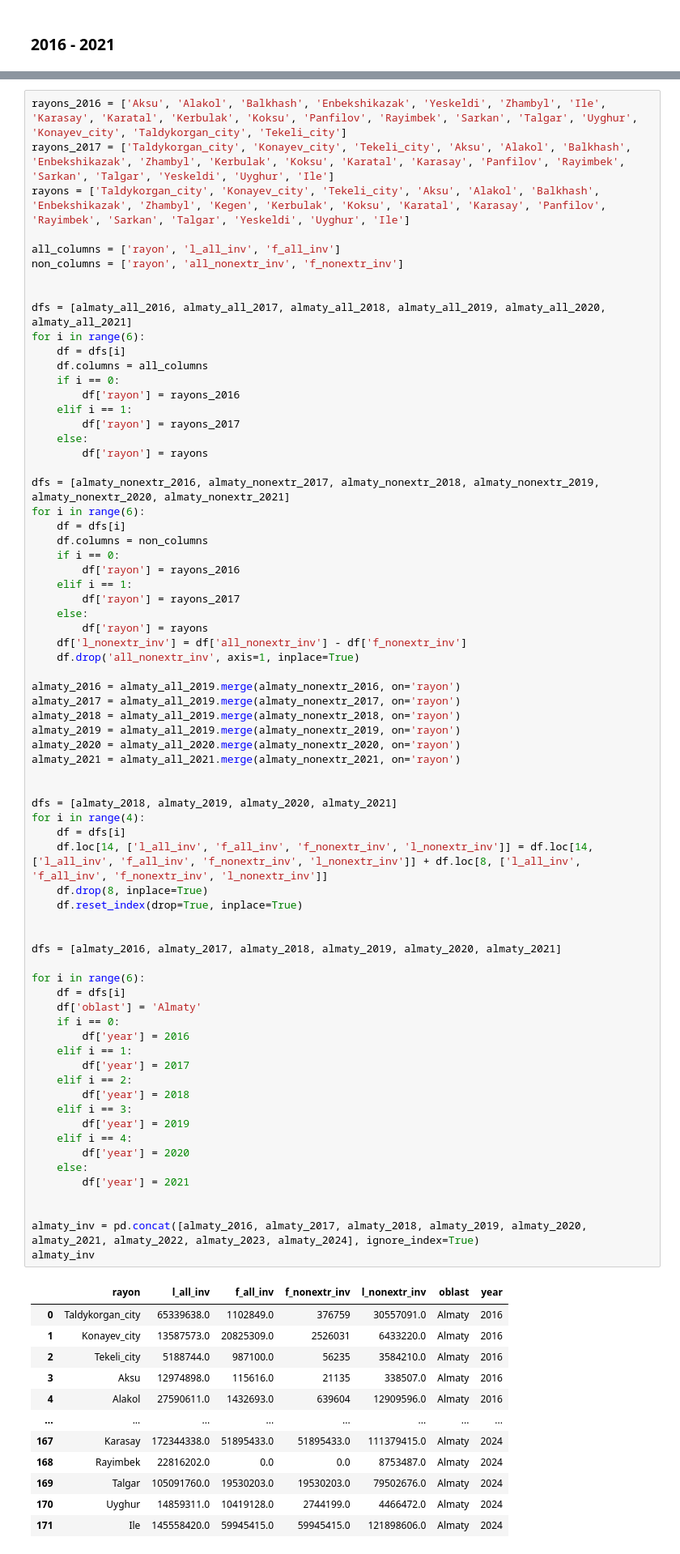
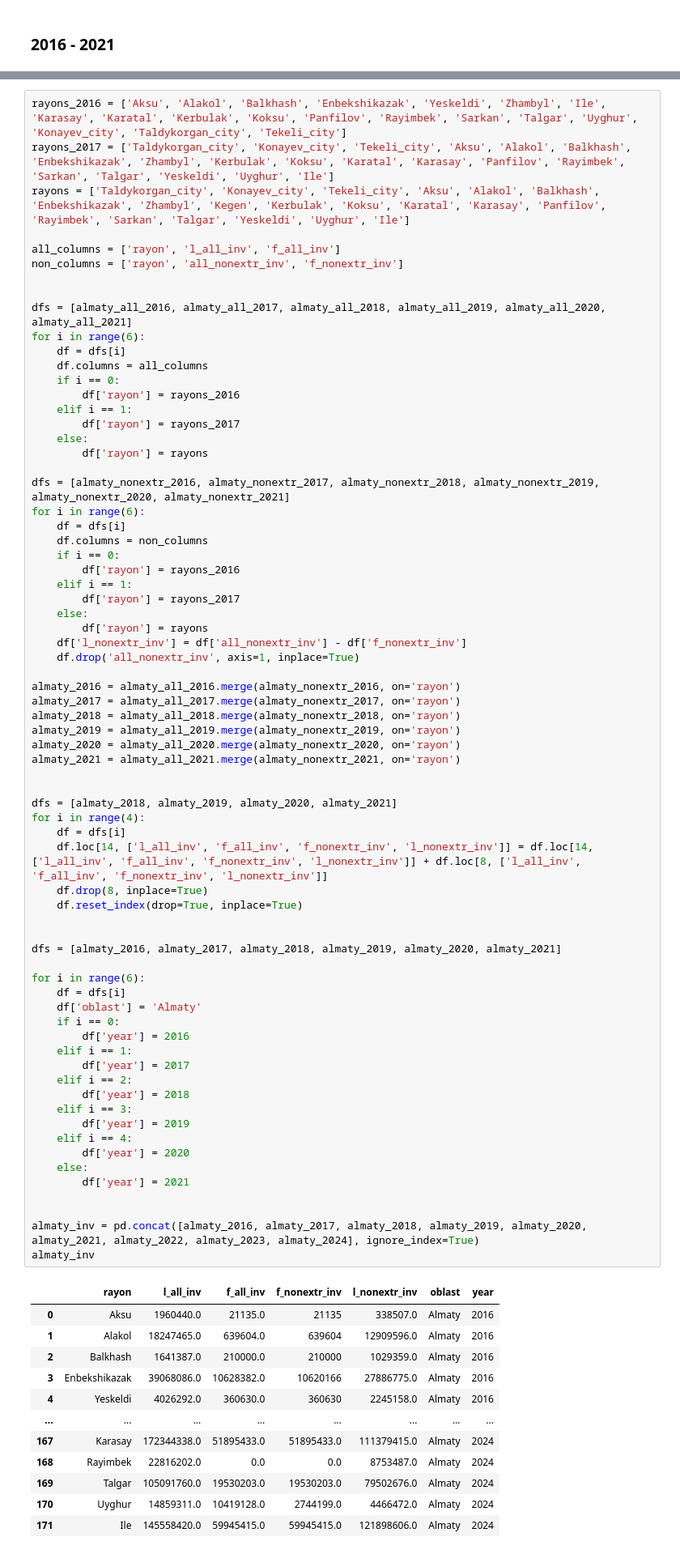
Before and after one commit to askhat-omar/FDI_crowding_effects, a Jupyter notebook: Code/data_cleaning.ipynb, the cells around one changed output, grey strips where cells are left out. Shown: that part at 81% size. Saved outputs shown, nothing was run; the diff lists cells and outputs as text.

```diff
--- a/Code/data_cleaning.ipynb
+++ b/Code/data_cleaning.ipynb
@@ -838,9 +838,9 @@ for i in range(6):
     df['l_nonextr_inv'] = df['all_nonextr_inv'] - df['f_nonextr_inv']
     df.drop('all_nonextr_inv', axis=1, inplace=True)
 
-almaty_2016 = almaty_all_2019.merge(almaty_nonextr_2016, on='rayon')
-almaty_2017 = almaty_all_2019.merge(almaty_nonextr_2017, on='rayon')
-almaty_2018 = almaty_all_2019.merge(almaty_nonextr_2018, on='rayon')
+almaty_2016 = almaty_all_2016.merge(almaty_nonextr_2016, on='rayon')
+almaty_2017 = almaty_all_2017.merge(almaty_nonextr_2017, on='rayon')
+almaty_2018 = almaty_all_2018.merge(almaty_nonextr_2018, on='rayon')
 almaty_2019 = almaty_all_2019.merge(almaty_nonextr_2019, on='rayon')
 almaty_2020 = almaty_all_2020.merge(almaty_nonextr_2020, on='rayon')
 almaty_2021 = almaty_all_2021.merge(almaty_nonextr_2021, on='rayon')
@@ -850,38 +850,38 @@ dfs = [almaty_2018, almaty_2019, almaty_2020, almaty_2021]
 for i in range(4):
     df = dfs[i]
     df.loc[14, ['l_all_inv', 'f_all_inv', 'f_nonextr_inv', 'l_nonextr_inv']] = df.loc[14, ['l_all_inv', 'f_all_inv', 'f_nonextr_inv', 'l_nonextr_inv']] + df.loc[8, ['l_all_inv', 'f_all_inv', 'f_nonextr_inv', 'l_nonextr_inv']]
     df.drop(8, inplace=True)
     df.reset_index(drop=True, inplace=True)
 
 
 dfs = [almaty_2016, almaty_2017, almaty_2018, almaty_2019, almaty_2020, almaty_2021]
 
 for i in range(6):
     df = dfs[i]
     df['oblast'] = 'Almaty'
     if i == 0:
         df['year'] = 2016
     elif i == 1:
         df['year'] = 2017
     elif i == 2:
         df['year'] = 2018
     elif i == 3:
         df['year'] = 2019
     elif i == 4:
         df['year'] = 2020
     else:
         df['year'] = 2021
 
 
 almaty_inv = pd.concat([almaty_2016, almaty_2017, almaty_2018, almaty_2019, almaty_2020, almaty_2021, almaty_2022, almaty_2023, almaty_2024], ignore_index=True)
 almaty_inv
 # %% [output]
 |  | rayon | l_all_inv | f_all_inv | f_nonextr_inv | l_nonextr_inv | oblast | year |
-| 0 | Taldykorgan_city | 65339638.0 | 1102849.0 | 376759 | 30557091.0 | Almaty | 2016 |
-| 1 | Konayev_city | 13587573.0 | 20825309.0 | 2526031 | 6433220.0 | Almaty | 2016 |
-| 2 | Tekeli_city | 5188744.0 | 987100.0 | 56235 | 3584210.0 | Almaty | 2016 |
-| 3 | Aksu | 12974898.0 | 115616.0 | 21135 | 338507.0 | Almaty | 2016 |
-| 4 | Alakol | 27590611.0 | 1432693.0 | 639604 | 12909596.0 | Almaty | 2016 |
+| 0 | Aksu | 1960440.0 | 21135.0 | 21135 | 338507.0 | Almaty | 2016 |
+| 1 | Alakol | 18247465.0 | 639604.0 | 639604 | 12909596.0 | Almaty | 2016 |
+| 2 | Balkhash | 1641387.0 | 210000.0 | 210000 | 1029359.0 | Almaty | 2016 |
+| 3 | Enbekshikazak | 39068086.0 | 10628382.0 | 10620166 | 27886775.0 | Almaty | 2016 |
+| 4 | Yeskeldi | 4026292.0 | 360630.0 | 360630 | 2245158.0 | Almaty | 2016 |
 | ... | ... | ... | ... | ... | ... | ... | ... |
 | 167 | Karasay | 172344338.0 | 51895433.0 | 51895433.0 | 111379415.0 | Almaty | 2024 |
 | 168 | Rayimbek | 22816202.0 | 0.0 | 0.0 | 8753487.0 | Almaty | 2024 |
```
Also changed, not shown: parts of 49 cells of this notebook, 2 other files.
